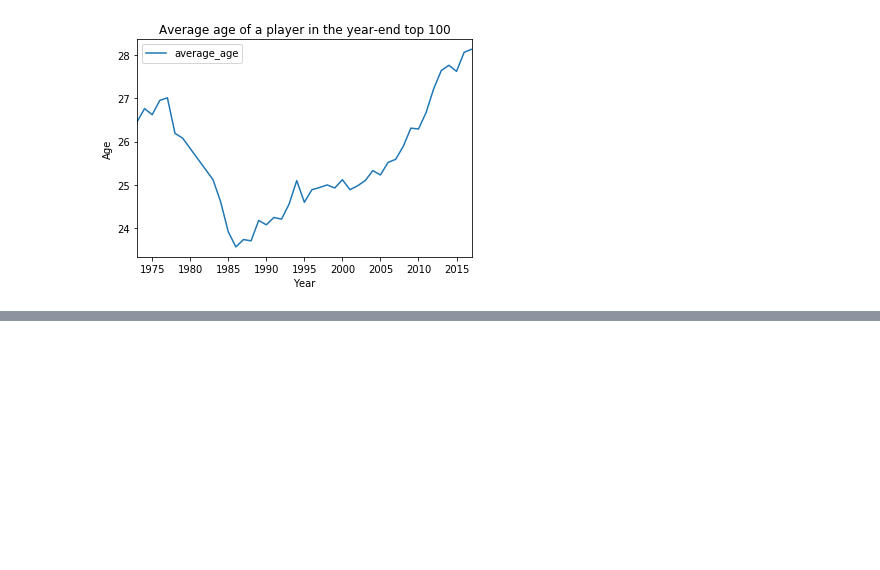
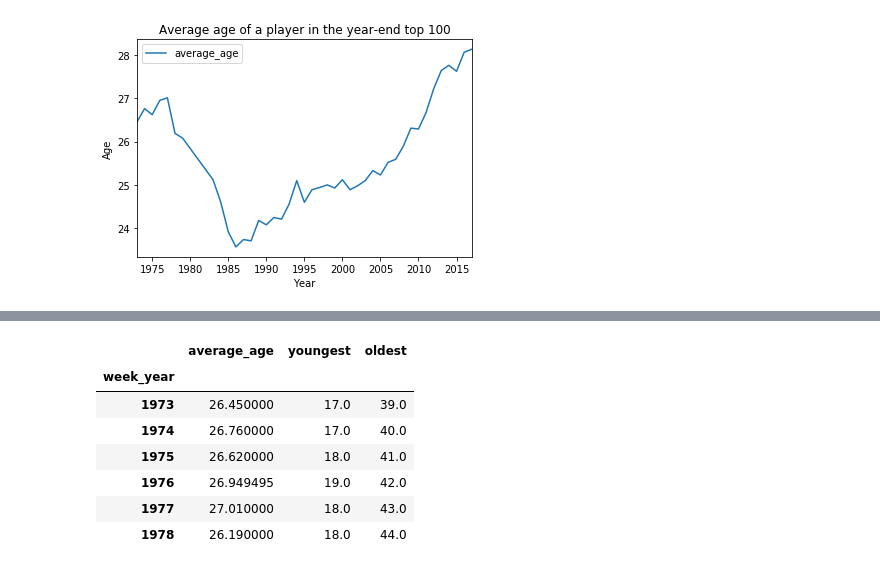
Before and after one commit to tuule/atp-rankings-stats, a Jupyter notebook: atp-rankings-stats.ipynb, the cells around one changed output, grey strips where cells are left out. Saved outputs shown, nothing was run; the diff lists cells and outputs as text; code cells hidden in the pictures; blank space fills up the shorter version.

```diff
--- a/atp-rankings-stats.ipynb
+++ b/atp-rankings-stats.ipynb
@@ -227,0 +227,12 @@ When we look on the ATP website at rankings from 1977 we find a player named Dan
+# %%
+clean_data.youngest = clean_data.youngest.replace({12.0: 18})
+clean_data.head(n=6)
+# %% [output]
+|  | average_age | youngest | oldest |
+| week_year |  |  |  |
+| 1973 | 26.450000 | 17.0 | 39.0 |
+| 1974 | 26.760000 | 17.0 | 40.0 |
+| 1975 | 26.620000 | 18.0 | 41.0 |
+| 1976 | 26.949495 | 19.0 | 42.0 |
+| 1977 | 27.010000 | 18.0 | 43.0 |
+| 1978 | 26.190000 | 18.0 | 44.0 |
```
Also changed, not shown: parts of 15 cells of this notebook.
